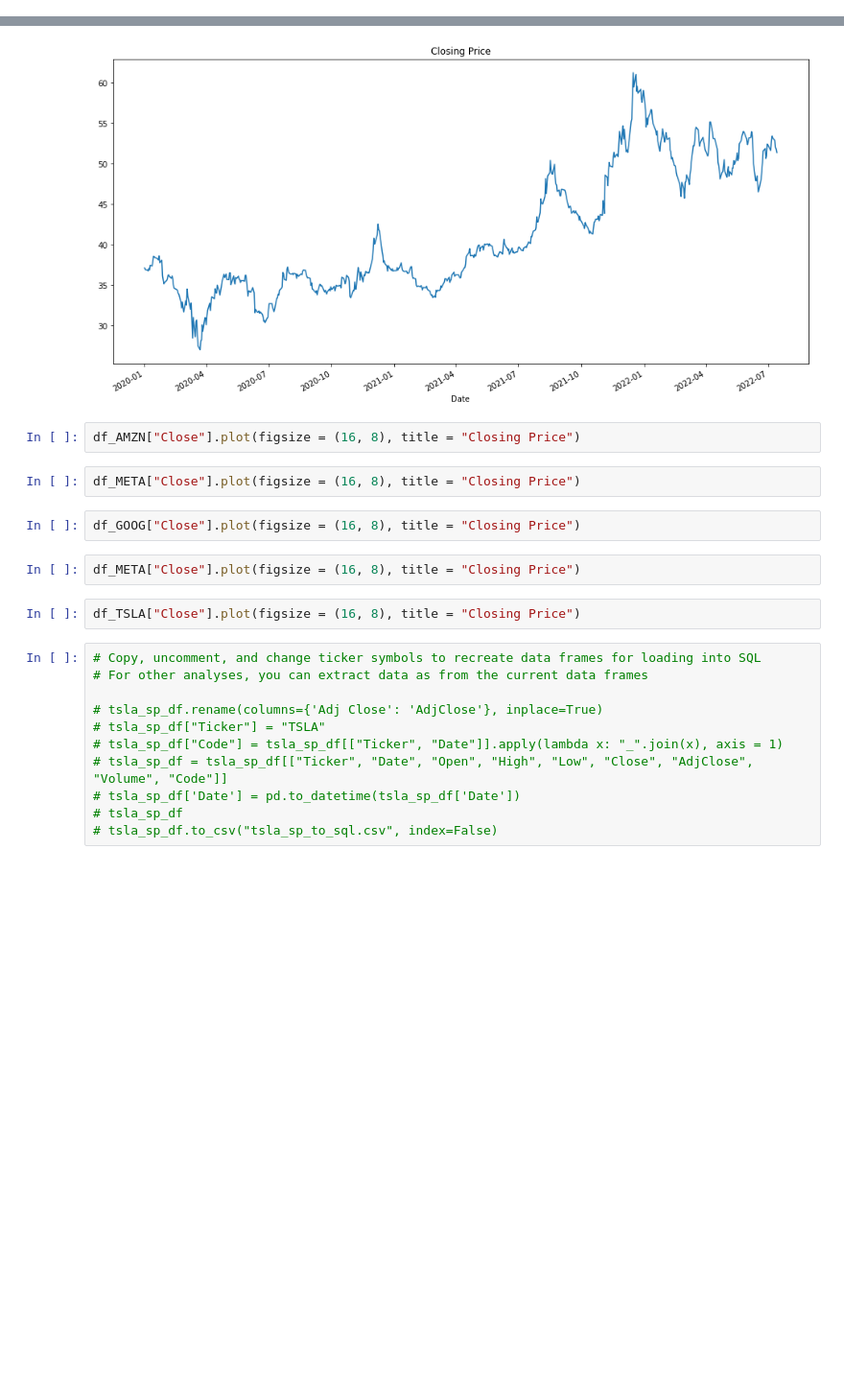
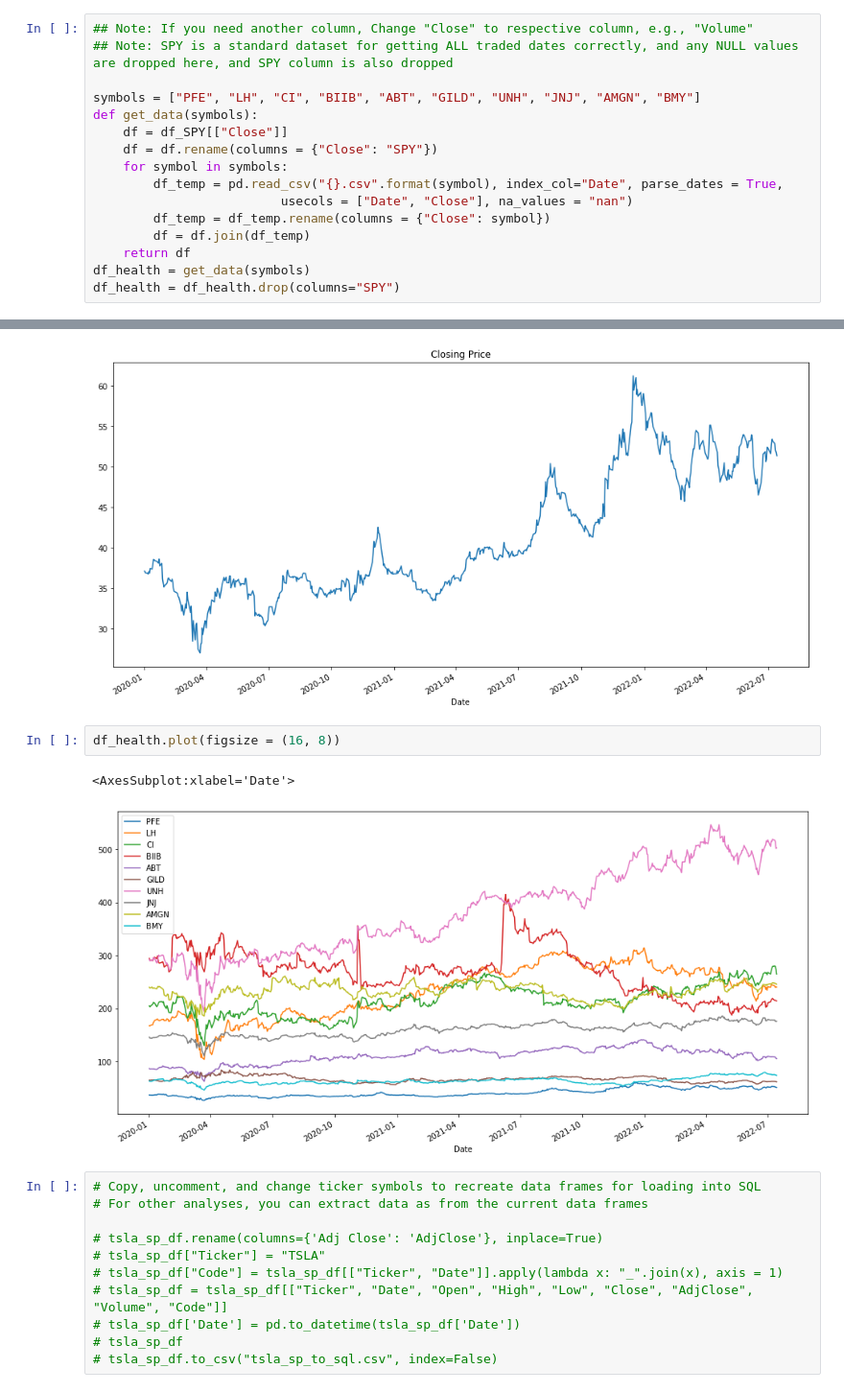
Before and after one commit to hothooper7/Stock_Market_Analysis, a Jupyter notebook: exploraory_analysis/ETL_stock_data.ipynb, the cells around one changed output, grey strips where cells are left out. Shown at 96% size. Cells and saved outputs as stored; diff of their text form; blank space fills up the shorter version.

```diff
--- a/exploraory_analysis/ETL_stock_data.ipynb
+++ b/exploraory_analysis/ETL_stock_data.ipynb
@@ -192,0 +162,16 @@ df_health.drop(columns="SPY")
+# %%
+## Note: If you need another column, Change "Close" to respective column, e.g., "Volume"
+## Note: SPY is a standard dataset for getting ALL traded dates correctly, and any NULL values are dropped here, and SPY column is also dropped
+
+symbols = ["PFE", "LH", "CI", "BIIB", "ABT", "GILD", "UNH", "JNJ", "AMGN", "BMY"]
+def get_data(symbols):
+    df = df_SPY[["Close"]]
+    df = df.rename(columns = {"Close": "SPY"})
+    for symbol in symbols:
+        df_temp = pd.read_csv("{}.csv".format(symbol), index_col="Date", parse_dates = True,
+                         usecols = ["Date", "Close"], na_values = "nan")
+        df_temp = df_temp.rename(columns = {"Close": symbol})
+        df = df.join(df_temp)
+    return df
+df_health = get_data(symbols)
+df_health = df_health.drop(columns="SPY")
@@ -214,16 +216,11 @@ df_health["PFE"].plot(figsize = (16, 8), title = "Closing Price")
 # %% [output]
 <AxesSubplot:title={'center':'Closing Price'}, xlabel='Date'>
 [figure]
-# %%
-df_AMZN["Close"].plot(figsize = (16, 8), title = "Closing Price")
-# %%
-df_META["Close"].plot(figsize = (16, 8), title = "Closing Price")
-# %%
-df_GOOG["Close"].plot(figsize = (16, 8), title = "Closing Price")
-# %%
-df_META["Close"].plot(figsize = (16, 8), title = "Closing Price")
-# %%
-df_TSLA["Close"].plot(figsize = (16, 8), title = "Closing Price")
+# %%
+df_health.plot(figsize = (16, 8))
+# %% [output]
+<AxesSubplot:xlabel='Date'>
+[figure, added]
 # %%
 # Copy, uncomment, and change ticker symbols to recreate data frames for loading into SQL
 # For other analyses, you can extract data as from the current data frames
```
Also changed, not shown: parts of 20 cells of this notebook.
